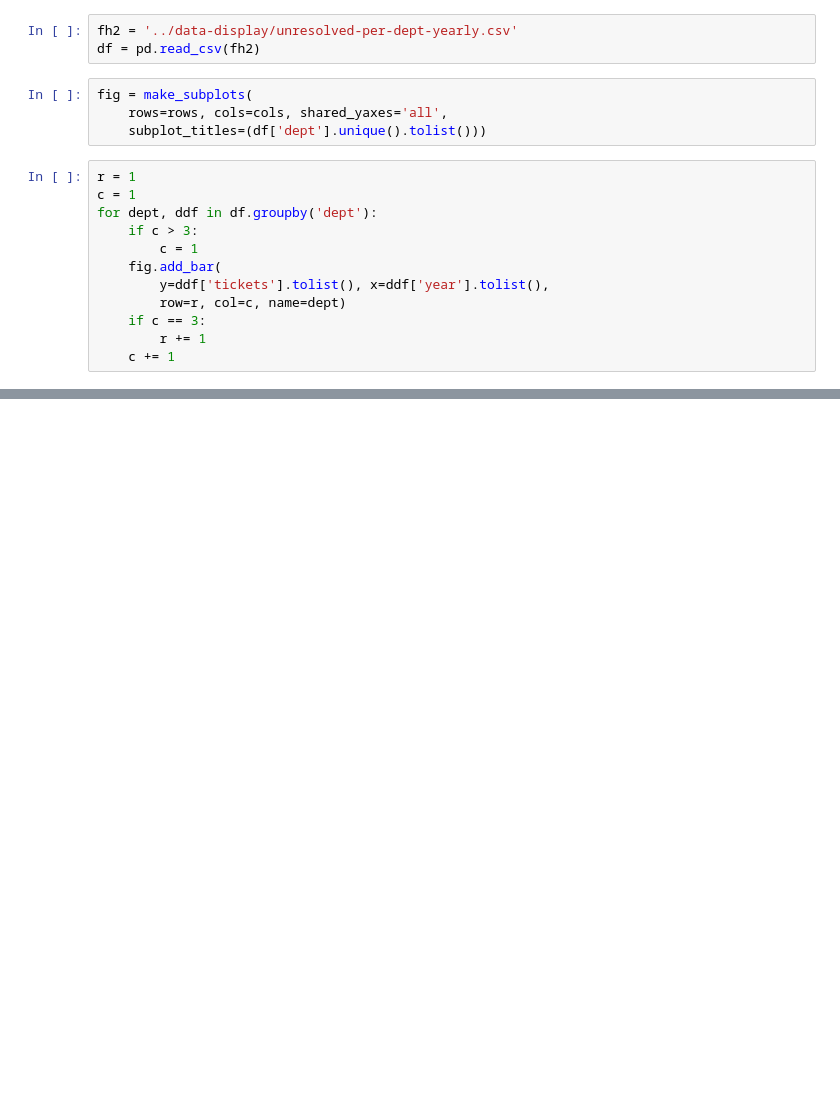
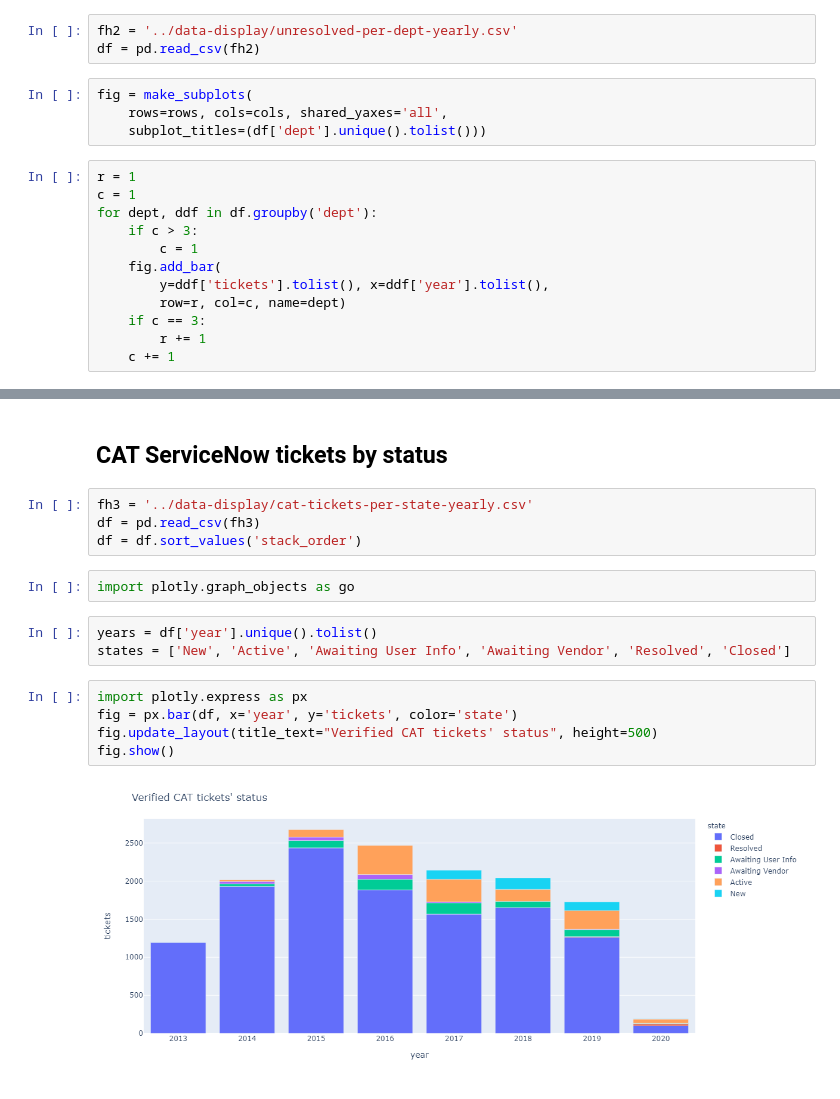
Before and after one commit to BookOps-CAT/tickets-analysis, a Jupyter notebook: notebooks/charts.ipynb, the cells around one changed output, grey strips where cells are left out. Saved outputs shown, nothing was run; the diff lists cells and outputs as text; blank space fills up the shorter version.

Commit message:
cat tickets gen

```diff
--- a/notebooks/charts.ipynb
+++ b/notebooks/charts.ipynb
@@ -63,0 +69,18 @@ fig.show()
+# %% [markdown]
+## CAT ServiceNow tickets by status
+# %%
+fh3 = '../data-display/cat-tickets-per-state-yearly.csv'
+df = pd.read_csv(fh3)
+df = df.sort_values('stack_order')
+# %%
+import plotly.graph_objects as go
+# %%
+years = df['year'].unique().tolist()
+states = ['New', 'Active', 'Awaiting User Info', 'Awaiting Vendor', 'Resolved', 'Closed']
+# %%
+import plotly.express as px
+fig = px.bar(df, x='year', y='tickets', color='state')
+fig.update_layout(title_text="Verified CAT tickets' status", height=500)
+fig.show()
+# %% [output]
+[figure, added]
```
Also changed, not shown: parts of 4 cells of this notebook, 3 other files.
